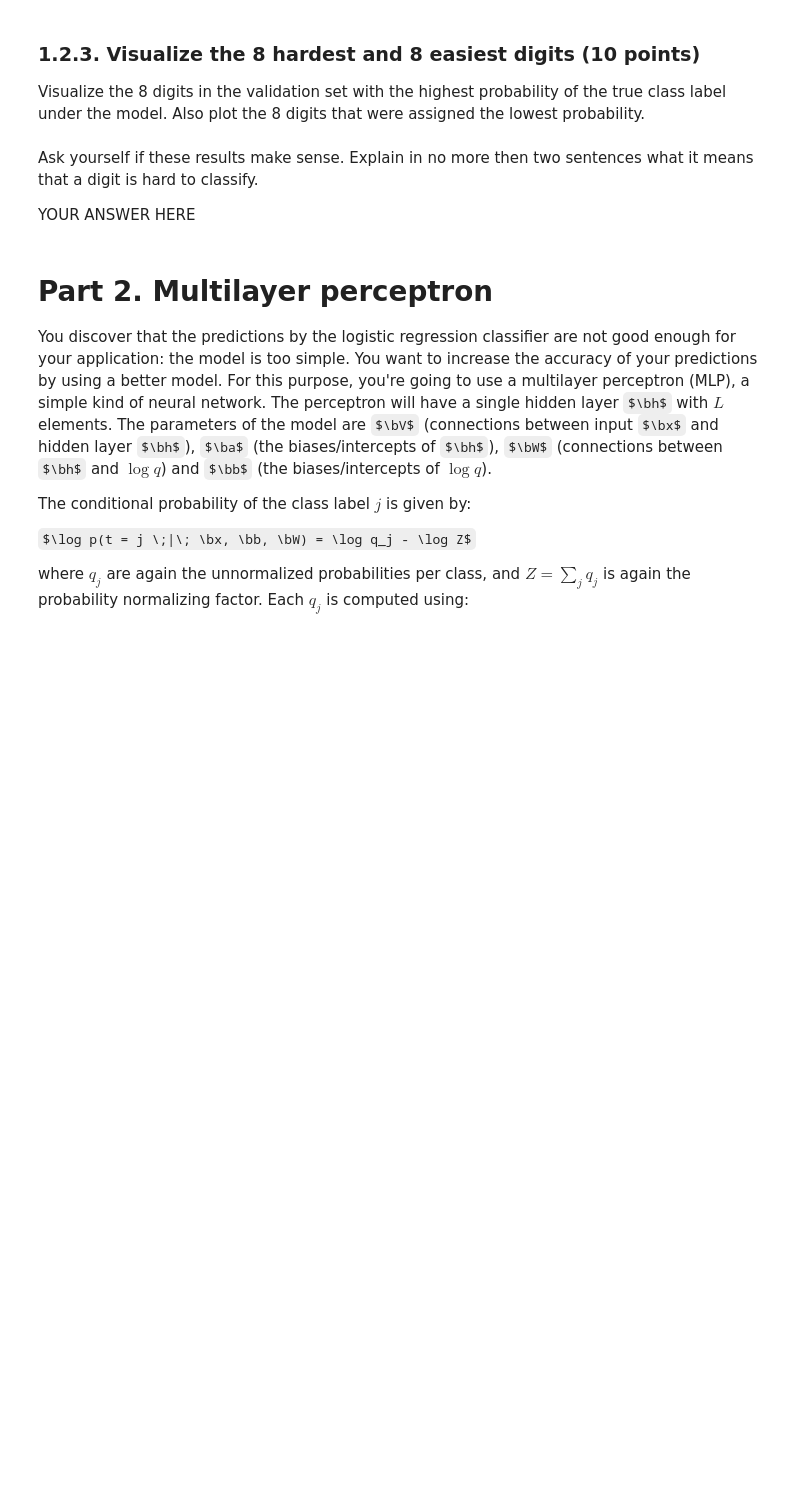
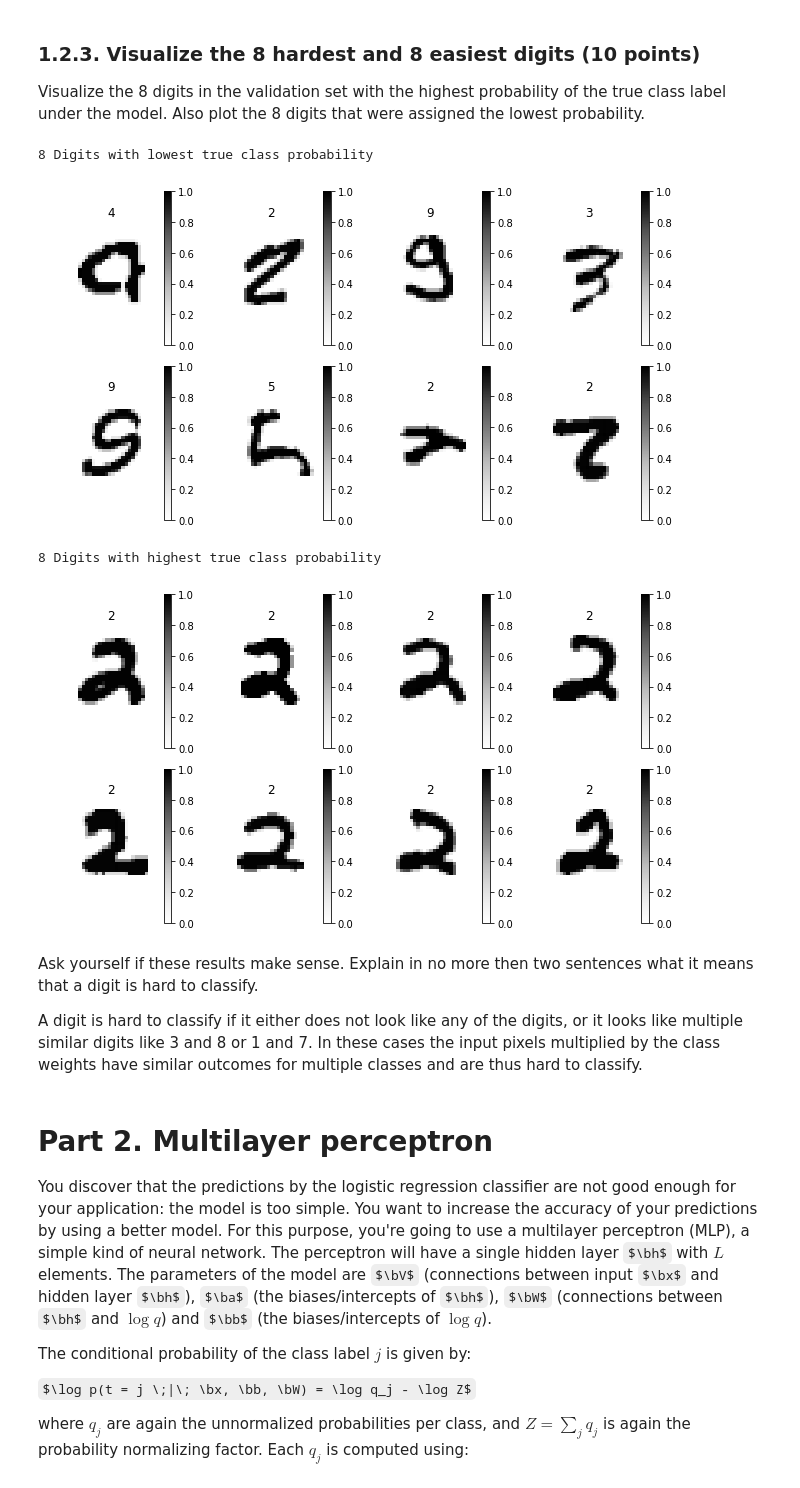
Before and after one commit to ML77777/ML1-18, a Jupyter notebook: Bobbie/lab2.ipynb, the cells around one changed output. Cells and saved outputs as stored; diff of their text form; code cells hidden in the pictures; some formulas as TeX source; blank space fills up the shorter version.

```diff
--- a/Bobbie/lab2.ipynb
+++ b/Bobbie/lab2.ipynb
@@ -510,7 +547,53 @@ raise NotImplementedError()
+# %%
+def visualize(w, x_valid, t_valid):
+    shp = (28,28)
+    logpts = []
+    for i in range(x_valid.shape[0]):
+        x = np.transpose(np.reshape(x_valid[i], (x_valid[i].shape[0],1)))
+        logpt, grad_w, grad_b = logreg_gradient(x, t_valid[i], w, b)
+        logpts.append(logpt)
+
+    valids = np.array(logpts)
+    sort = np.argsort(valids)
+
+    print("8 Digits with lowest true class probability")
+    for i in range(8):
+        x = x_valid[sort[i]]
+        t = t_valid[sort[i]]
+        plt.subplot(2, 4, i+1)
+        plt.imshow(x.reshape(shp), interpolation='none', cmap="Greys")
+        plt.title(int(t))
+        plt.colorbar()
+        plt.axis('off')
+    plt.tight_layout()
+    plt.show()
+
+    print("8 Digits with highest true class probability")
+    for i in range(8):
+        index = x_valid.shape[0] - 1 - i
+        x = x_valid[sort[index]]
+        t = t_valid[sort[index]]
+        plt.subplot(2, 4, i+1)
+        plt.imshow(x.reshape(shp), interpolation='none', cmap="Greys")
+        plt.title(int(t))
+        plt.colorbar()
+        plt.axis('off')
+
+
+    plt.tight_layout()
+    plt.show()
+    return
+
+visualize(w, x_valid, t_valid)
+# %% [output]
+8 Digits with lowest true class probability
+[figure, added]
+8 Digits with highest true class probability
+[figure, added]
 # %% [markdown]
 Ask yourself if these results make sense. Explain in no more then two sentences what it means that a digit is hard to classify.
 
-YOUR ANSWER HERE
+A digit is hard to classify if it either does not look like any of the digits, or it looks like multiple similar digits like 3 and 8 or 1 and 7. In these cases the input pixels multiplied by the class weights have similar outcomes for multiple classes and are thus hard to classify.
 # %% [markdown]
 # Part 2. Multilayer perceptron
 
```
Also changed, not shown: parts of 11 cells of this notebook.
